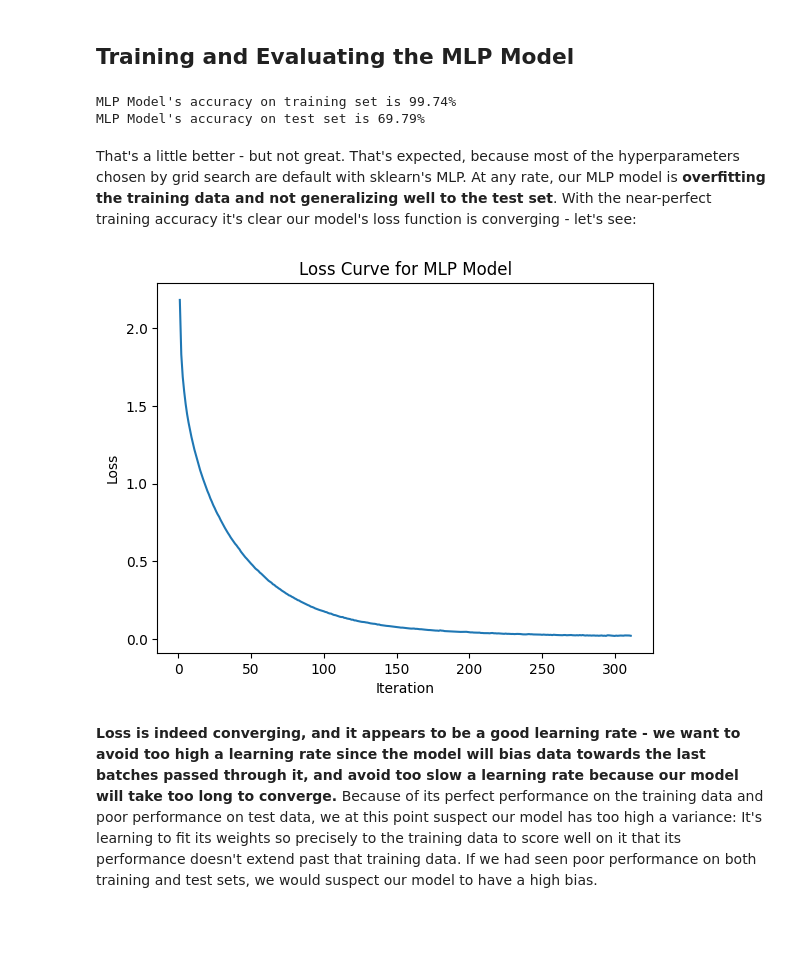
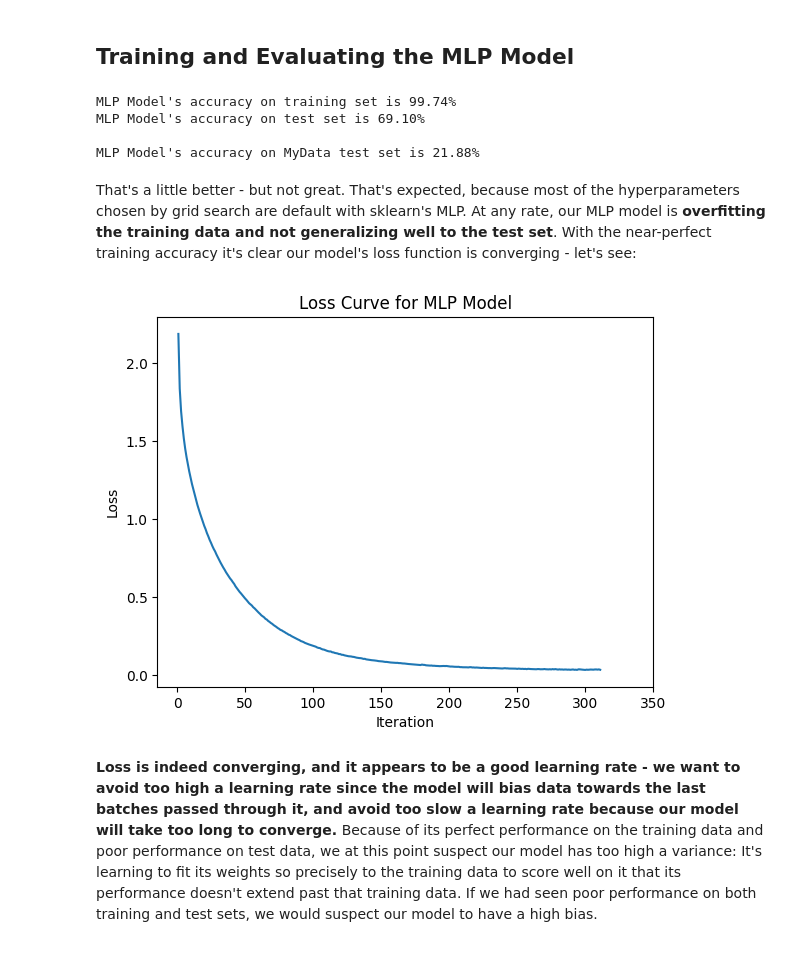
Before and after one commit to yeugeneu/Week4-NeuralNetworks, a Jupyter notebook: Week4__Neural_Networks.ipynb, the cells around one changed output. Cells and saved outputs as stored; diff of their text form; code cells hidden in the pictures.

```diff
--- a/Week4__Neural_Networks.ipynb
+++ b/Week4__Neural_Networks.ipynb
@@ -498,9 +498,9 @@ parameter_space = {
     'hidden_layer_sizes': [(180,), (300,),(100,50,)],
     'activation': ['relu', 'logistic','sigmoid','tanh'],
     'solver': ['adam'],
-    # 'alpha': [],
-    #'epsilon': [1e-08, 0.1],
-    'learning_rate': ['adaptive']
+    'alpha': [0.001, 0.01],
+    'epsilon': [1e-08, 0.1],
+    'learning_rate': ['adaptive', 'constant']
 }
 
 # Create a grid search object which will store the scores and hyperparameters of all candidate models
@@ -557,13 +556,16 @@ We can now initialize our MLP model with the best hyperparameters for the task o
 model = MLPClassifier(
     activation='relu',
     solver='adam',
-    alpha=0.001,
-    batch_size=256,
+    alpha=0.01,
+    epsilon=1e-08,
+    batch_size=256, # the number of training samples processed in one forward
     hidden_layer_sizes=(300,),
     learning_rate='adaptive',
     max_iter=1000, # I've found for this task, loss converges at ~1000 iterations
     random_state=42,
 )
+#  {'activation': 'relu', 'alpha': 0.01, 'epsilon': 1e-08, 'hidden_layer_sizes': (300,), 'learning_rate': 'adaptive', 'solver': 'adam'}
+##  {'activation': 'relu', 'hidden_layer_sizes': (300,), 'learning_rate': 'adaptive', 'solver': 'adam'}
 
 # In the final model, we can use the whole training dataset
 model.fit(X_train, y_train)
@@ -572,20 +574,25 @@ print(f'MLP Model\'s accuracy on training set is {100*model.score(X_train, y_tra
 # As we're done with hyperparameter tuning, we can check accuracy on test set
 # Note that, up to this point, we did not touch the test set at all
 print(f'MLP Model\'s accuracy on test set is {100*model.score(X_test, y_test):.2f}%')
+
+print(f'\nMLP Model\'s accuracy on MyData test set is {100*model.score(my_features_scaled, my_emotions):.2f}%')
 # %% [output]
 MLP Model's accuracy on training set is 99.74%
-MLP Model's accuracy on test set is 69.79%
+MLP Model's accuracy on test set is 69.10%
+
+MLP Model's accuracy on MyData test set is 21.88%
 # %% [markdown]
 That's a little better - but not great. That's expected, because most of the hyperparameters chosen by grid search are default with sklearn's MLP. At any rate, our MLP model is **overfitting the training data and not generalizing well to the test set**. With the near-perfect training accuracy it's clear our model's loss function is converging - let's see:
 # %%
 plt.figure()
 plt.plot([num for num in range(1,model.n_iter_ +1)], model.loss_curve_)
 plt.title('Loss Curve for MLP Model')
 plt.ylabel('Loss')
 plt.xlabel('Iteration')
+plt.xticks(np.arange(0,400,50))
 plt.show()
 # %% [output]
-[figure, old version]
+[figure, new version]
 # %% [markdown]
 **Loss is indeed converging, and it appears to be a good learning rate - we want to avoid too high a learning rate since the model will bias data towards the last batches passed through it, and avoid too slow a learning rate because our model will take too long to converge.** Because of its perfect performance on the training data and poor performance on test data, we at this point suspect our model has too high a variance: It's learning to fit its weights so precisely to the training data to score well on it that its performance doesn't extend past that training data. If we had seen poor performance on both training and test sets, we would suspect our model to have a high bias.
 
```
Also changed, not shown: parts of 12 cells of this notebook.
